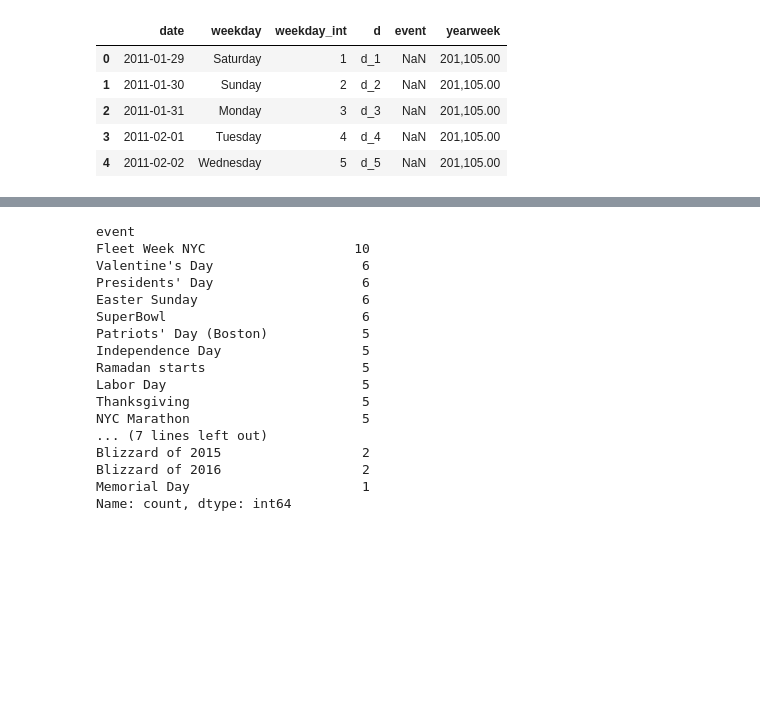
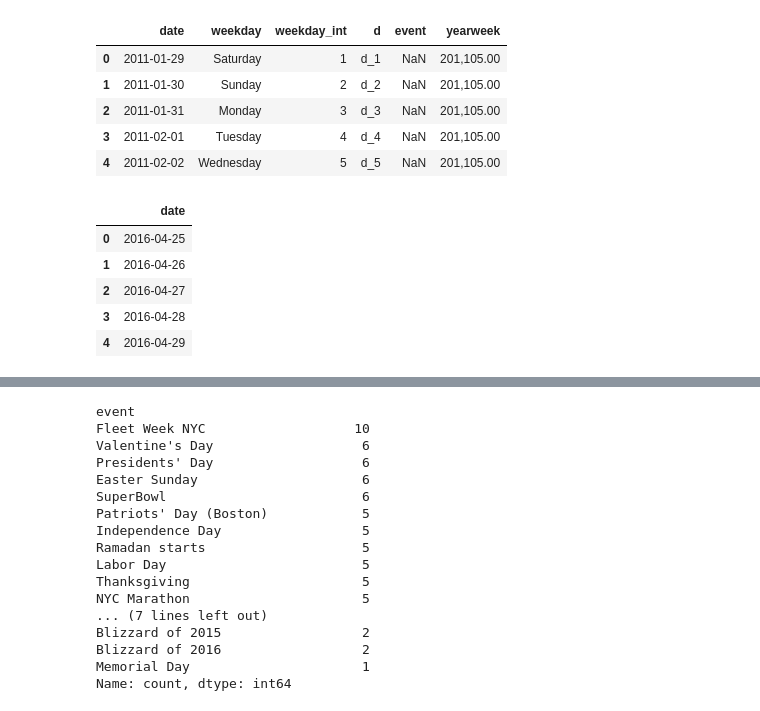
Before and after one commit to asansal/DS_market_Capstone, a Jupyter notebook: first_steps_dsmarket.ipynb, the cells around one changed output, grey strips where cells are left out. Saved outputs shown, nothing was run; the diff lists cells and outputs as text; code cells hidden in the pictures; blank space fills up the shorter version.

```diff
--- a/first_steps_dsmarket.ipynb
+++ b/first_steps_dsmarket.ipynb
@@ -792,0 +805,9 @@ pd_calendar.head()
+# %%
+df_calendar_ampliado.head()
+# %% [output]
+|  | date |
+| 0 | 2016-04-25 |
+| 1 | 2016-04-26 |
+| 2 | 2016-04-27 |
+| 3 | 2016-04-28 |
+| 4 | 2016-04-29 |
```
Also changed, not shown: parts of 15 cells of this notebook, 1 other file.
